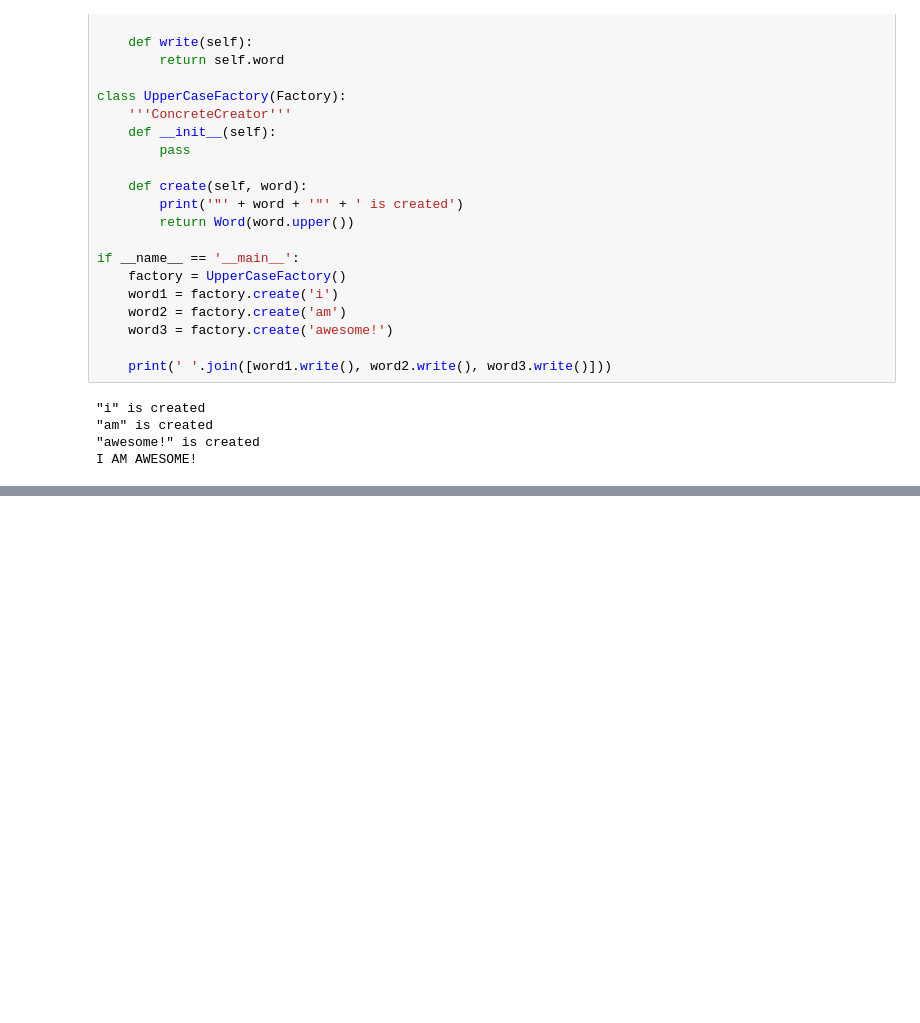
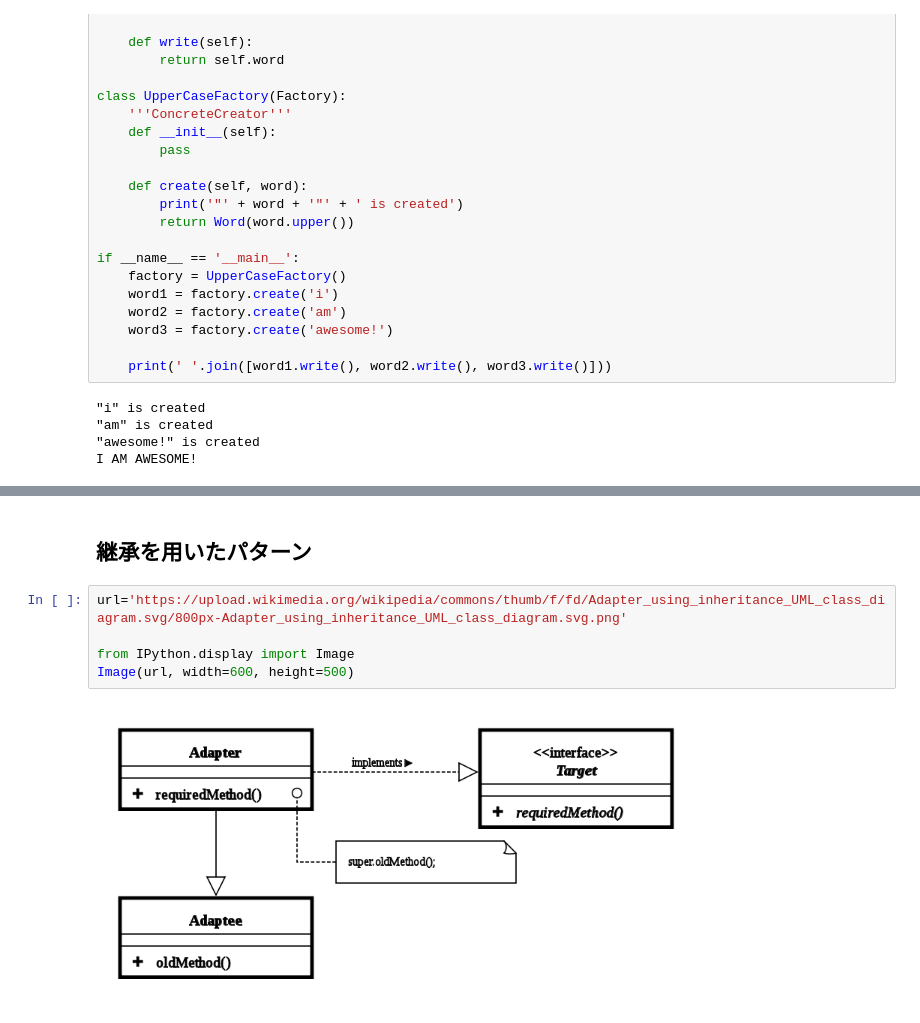
Before and after one commit to kentakozuka/data_science_notes, a Jupyter notebook: design_pattern/design_patter_py.ipynb, the cells around one changed output, grey strips where cells are left out. Drawn from its saved outputs; the diff is of its cells as text; blank space fills up the shorter version.

```diff
--- a/design_pattern/design_patter_py.ipynb
+++ b/design_pattern/design_patter_py.ipynb
@@ -266,0 +273,9 @@ I AM AWESOME!
+# %% [markdown]
+## 継承を用いたパターン
+# %%
+url='https://upload.wikimedia.org/wikipedia/commons/thumb/f/fd/Adapter_using_inheritance_UML_class_diagram.svg/800px-Adapter_using_inheritance_UML_class_diagram.svg.png'
+
+from IPython.display import Image
+Image(url, width=600, height=500)
+# %% [output]
+[figure, added]
```
Also changed, not shown: parts of 11 cells of this notebook.
